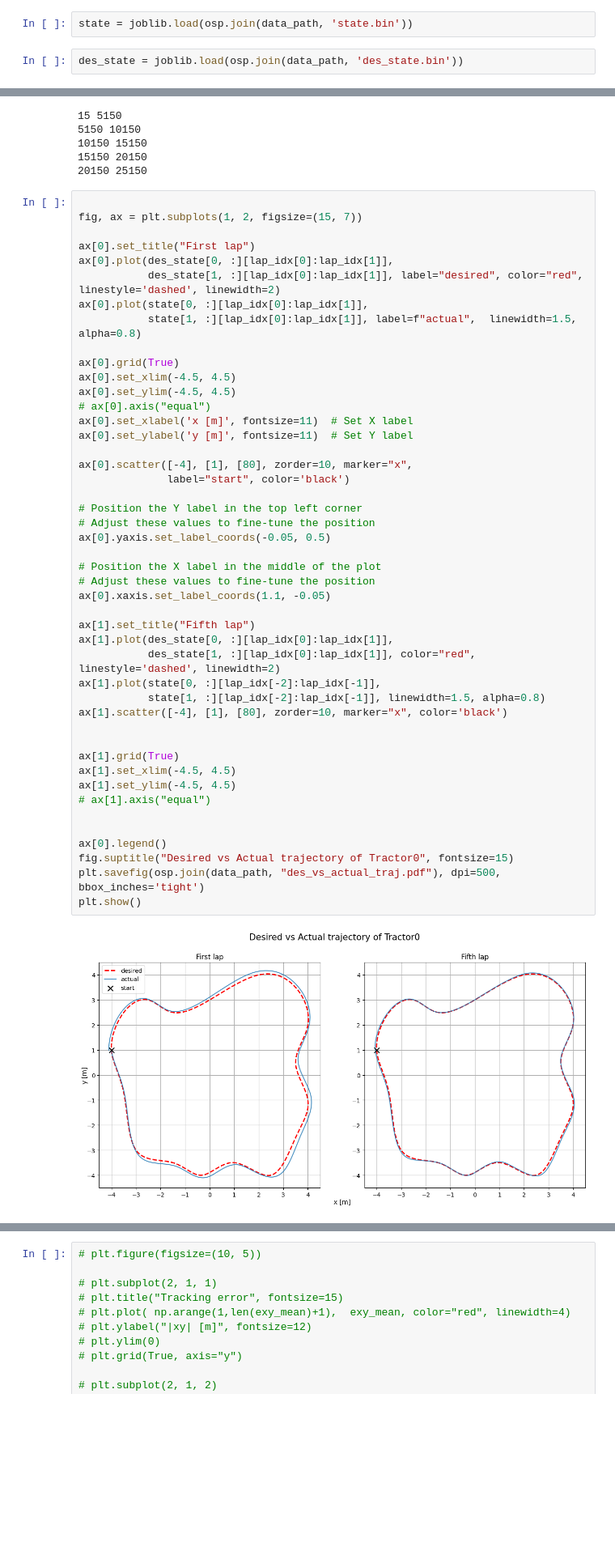
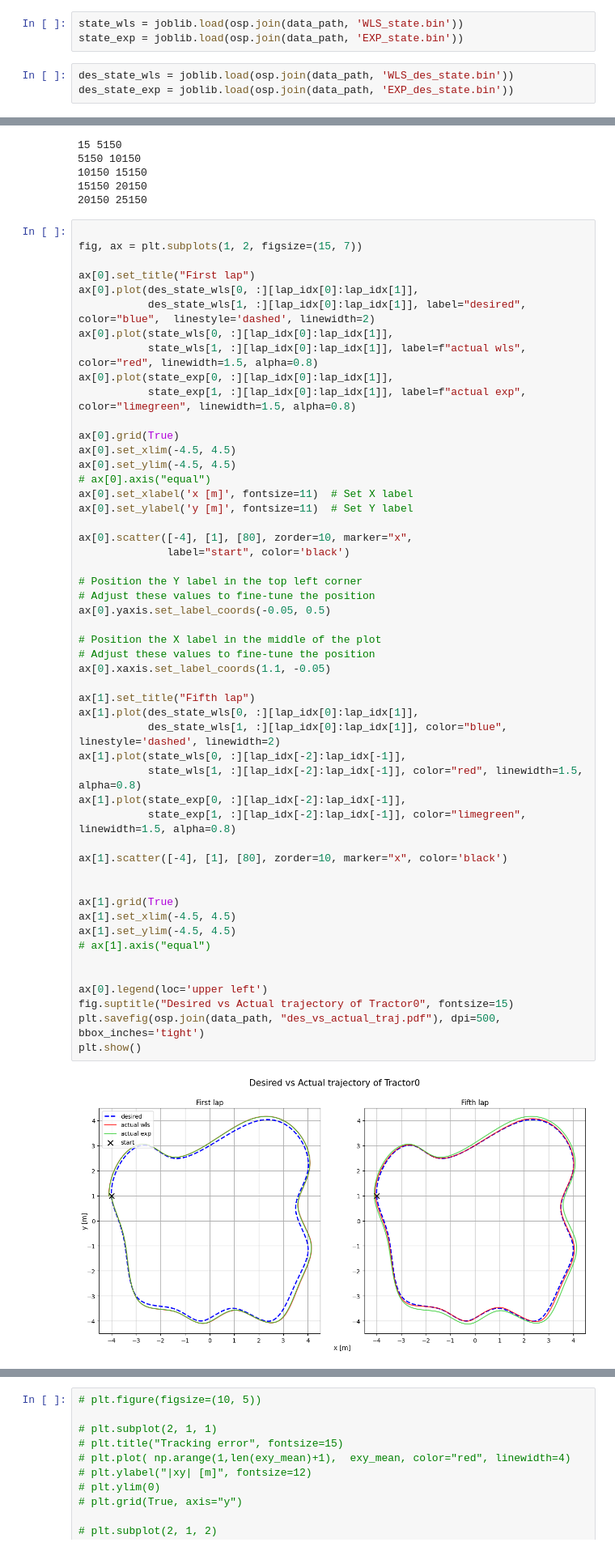
Before and after one commit to jprogrammer13/drp_course_2023, a Jupyter notebook: notebooks/results_plot.ipynb, the cells around one changed output, grey strips where cells are left out. Shown at 81% size. Drawn from its saved outputs; the diff is of its cells as text; blank space fills up the shorter version.

```diff
--- a/notebooks/results_plot.ipynb
+++ b/notebooks/results_plot.ipynb
@@ -11,8 +11,10 @@ data_path = '../data'
 # %%
 time = joblib.load(osp.join(data_path, 'time.bin'))
 # %%
-state = joblib.load(osp.join(data_path, 'state.bin'))
+state_wls = joblib.load(osp.join(data_path, 'WLS_state.bin'))
+state_exp = joblib.load(osp.join(data_path, 'EXP_state.bin'))
 # %%
-des_state = joblib.load(osp.join(data_path, 'des_state.bin'))
+des_state_wls = joblib.load(osp.join(data_path, 'WLS_des_state.bin'))
+des_state_exp = joblib.load(osp.join(data_path, 'EXP_des_state.bin'))
 # %%
 target = np.array([-4, 1])
@@ -39,46 +41,51 @@ for i in range(len(lap_idx)-1):
 fig, ax = plt.subplots(1, 2, figsize=(15, 7))
 
 ax[0].set_title("First lap")
-ax[0].plot(des_state[0, :][lap_idx[0]:lap_idx[1]],
-           des_state[1, :][lap_idx[0]:lap_idx[1]], label="desired", color="red",  linestyle='dashed', linewidth=2)
-ax[0].plot(state[0, :][lap_idx[0]:lap_idx[1]],
-           state[1, :][lap_idx[0]:lap_idx[1]], label=f"actual",  linewidth=1.5, alpha=0.8)
+ax[0].plot(des_state_wls[0, :][lap_idx[0]:lap_idx[1]],
+           des_state_wls[1, :][lap_idx[0]:lap_idx[1]], label="desired", color="blue",  linestyle='dashed', linewidth=2)
+ax[0].plot(state_wls[0, :][lap_idx[0]:lap_idx[1]],
+           state_wls[1, :][lap_idx[0]:lap_idx[1]], label=f"actual wls", color="red", linewidth=1.5, alpha=0.8)
+ax[0].plot(state_exp[0, :][lap_idx[0]:lap_idx[1]],
+           state_exp[1, :][lap_idx[0]:lap_idx[1]], label=f"actual exp", color="limegreen", linewidth=1.5, alpha=0.8)
 
 ax[0].grid(True)
 ax[0].set_xlim(-4.5, 4.5)
 ax[0].set_ylim(-4.5, 4.5)
 # ax[0].axis("equal")
 ax[0].set_xlabel('x [m]', fontsize=11)  # Set X label
 ax[0].set_ylabel('y [m]', fontsize=11)  # Set Y label
 
 ax[0].scatter([-4], [1], [80], zorder=10, marker="x",
               label="start", color='black')
 
 # Position the Y label in the top left corner
 # Adjust these values to fine-tune the position
 ax[0].yaxis.set_label_coords(-0.05, 0.5)
 
 # Position the X label in the middle of the plot
 # Adjust these values to fine-tune the position
 ax[0].xaxis.set_label_coords(1.1, -0.05)
 
 ax[1].set_title("Fifth lap")
-ax[1].plot(des_state[0, :][lap_idx[0]:lap_idx[1]],
-           des_state[1, :][lap_idx[0]:lap_idx[1]], color="red", linestyle='dashed', linewidth=2)
-ax[1].plot(state[0, :][lap_idx[-2]:lap_idx[-1]],
-           state[1, :][lap_idx[-2]:lap_idx[-1]], linewidth=1.5, alpha=0.8)
+ax[1].plot(des_state_wls[0, :][lap_idx[0]:lap_idx[1]],
+           des_state_wls[1, :][lap_idx[0]:lap_idx[1]], color="blue", linestyle='dashed', linewidth=2)
+ax[1].plot(state_wls[0, :][lap_idx[-2]:lap_idx[-1]],
+           state_wls[1, :][lap_idx[-2]:lap_idx[-1]], color="red", linewidth=1.5, alpha=0.8)
+ax[1].plot(state_exp[0, :][lap_idx[-2]:lap_idx[-1]],
+           state_exp[1, :][lap_idx[-2]:lap_idx[-1]], color="limegreen", linewidth=1.5, alpha=0.8)
+
 ax[1].scatter([-4], [1], [80], zorder=10, marker="x", color='black')
 
 
 ax[1].grid(True)
 ax[1].set_xlim(-4.5, 4.5)
 ax[1].set_ylim(-4.5, 4.5)
 # ax[1].axis("equal")
 
 
-ax[0].legend()
+ax[0].legend(loc='upper left')
 fig.suptitle("Desired vs Actual trajectory of Tractor0", fontsize=15)
 plt.savefig(osp.join(data_path, "des_vs_actual_traj.pdf"), dpi=500, bbox_inches='tight')
 plt.show()
 # %% [output]
-[figure, old version]
+[figure, new version]
```
Also changed, not shown: parts of 14 cells of this notebook, 38 other files.
